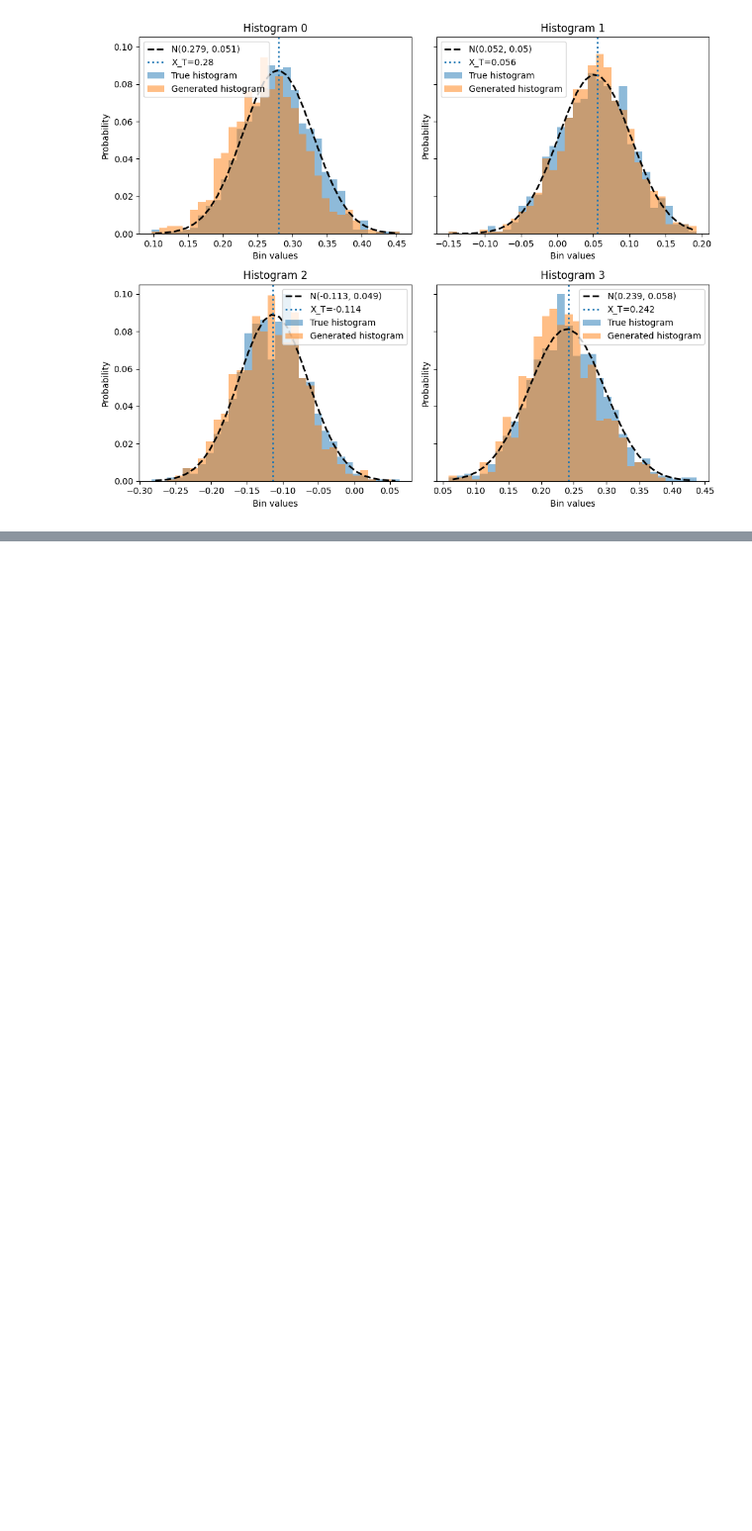
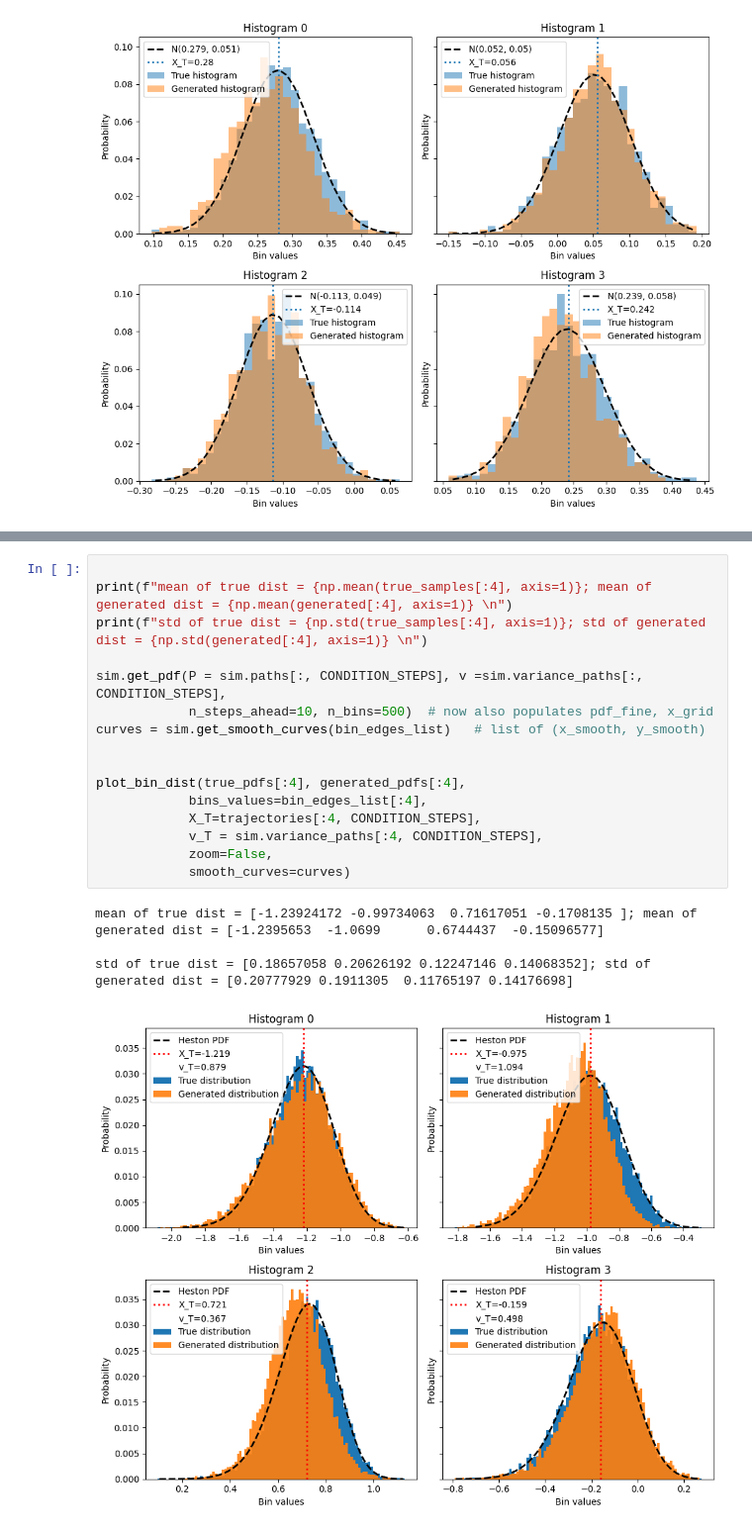
Before and after one commit to matteorofrano/CGAN-for-probability-distribution-generation, a Jupyter notebook: tests.ipynb, the cells around one changed output, grey strips where cells are left out. Shown at 99% size. Saved outputs shown, nothing was run; the diff lists cells and outputs as text; blank space fills up the shorter version.

```diff
--- a/tests.ipynb
+++ b/tests.ipynb
@@ -2410,0 +2531,21 @@ plot_bin_dist(true_pdfs[:4], generated_pdfs[:4],
+# %%
+
+print(f"mean of true dist = {np.mean(true_samples[:4], axis=1)}; mean of generated dist = {np.mean(generated[:4], axis=1)} \n")
+print(f"std of true dist = {np.std(true_samples[:4], axis=1)}; std of generated dist = {np.std(generated[:4], axis=1)} \n")
+
+sim.get_pdf(P = sim.paths[:, CONDITION_STEPS], v =sim.variance_paths[:, CONDITION_STEPS],
+            n_steps_ahead=10, n_bins=500)  # now also populates pdf_fine, x_grid
+curves = sim.get_smooth_curves(bin_edges_list)   # list of (x_smooth, y_smooth)
+
+
+plot_bin_dist(true_pdfs[:4], generated_pdfs[:4],
+            bins_values=bin_edges_list[:4],
+            X_T=trajectories[:4, CONDITION_STEPS],
+            v_T = sim.variance_paths[:4, CONDITION_STEPS],
+            zoom=False,
+            smooth_curves=curves)
+# %% [output]
+mean of true dist = [-1.23924172 -0.99734063  0.71617051 -0.1708135 ]; mean of generated dist = [-1.2395653  -1.0699      0.6744437  -0.15096577]
+
+std of true dist = [0.18657058 0.20626192 0.12247146 0.14068352]; std of generated dist = [0.20777929 0.1911305  0.11765197 0.14176698]
+[figure, added]
```
Also changed, not shown: parts of 5 cells of this notebook, 17 other files.
